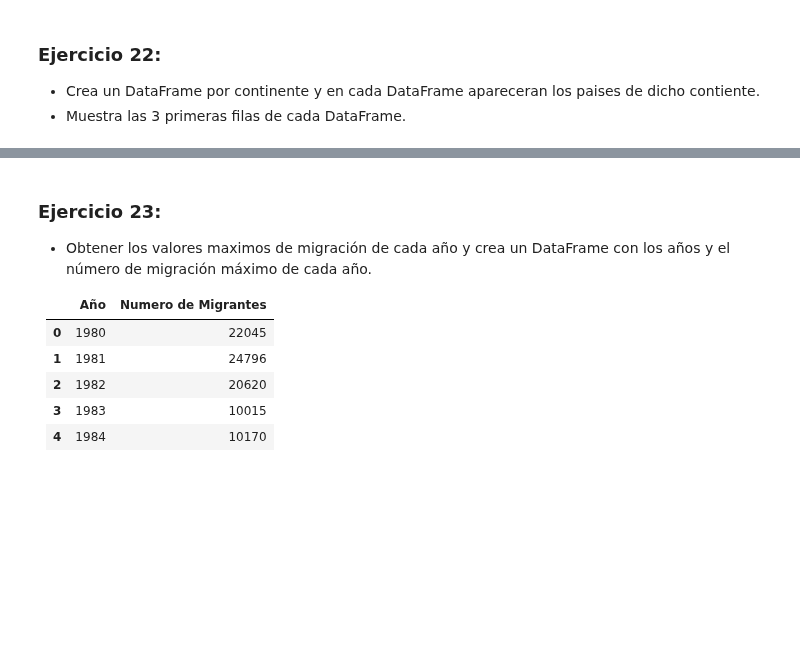
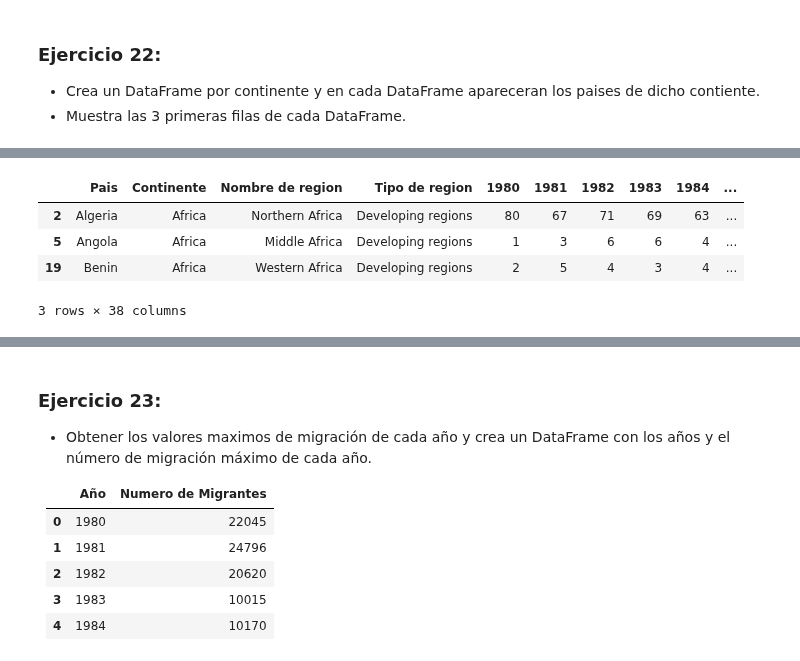
Before and after one commit to ceciorosco/Cecilia-Repositorio, a Jupyter notebook: Modulo_3/03.pandas_1_ejercicios.ipynb, the cells around one changed output, grey strips where cells are left out. Saved outputs shown, nothing was run; the diff lists cells and outputs as text; code cells hidden in the pictures; blank space fills up the shorter version.

```diff
--- a/Modulo_3/03.pandas_1_ejercicios.ipynb
+++ b/Modulo_3/03.pandas_1_ejercicios.ipynb
@@ -371,0 +386,8 @@ df_continentes.drop([3, 5])
+# %%
+lista_dataframes[2].head(3)
+# %% [output]
+|  | Pais | Continente | Nombre de region | Tipo de region | 1980 | 1981 | 1982 | 1983 | 1984 | ... |
+| 2 | Algeria | Africa | Northern Africa | Developing regions | 80 | 67 | 71 | 69 | 63 | ... |
+| 5 | Angola | Africa | Middle Africa | Developing regions | 1 | 3 | 6 | 6 | 4 | ... |
+| 19 | Benin | Africa | Western Africa | Developing regions | 2 | 5 | 4 | 3 | 4 | ... |
+3 rows × 38 columns
```
Also changed, not shown: parts of 10 cells of this notebook.
